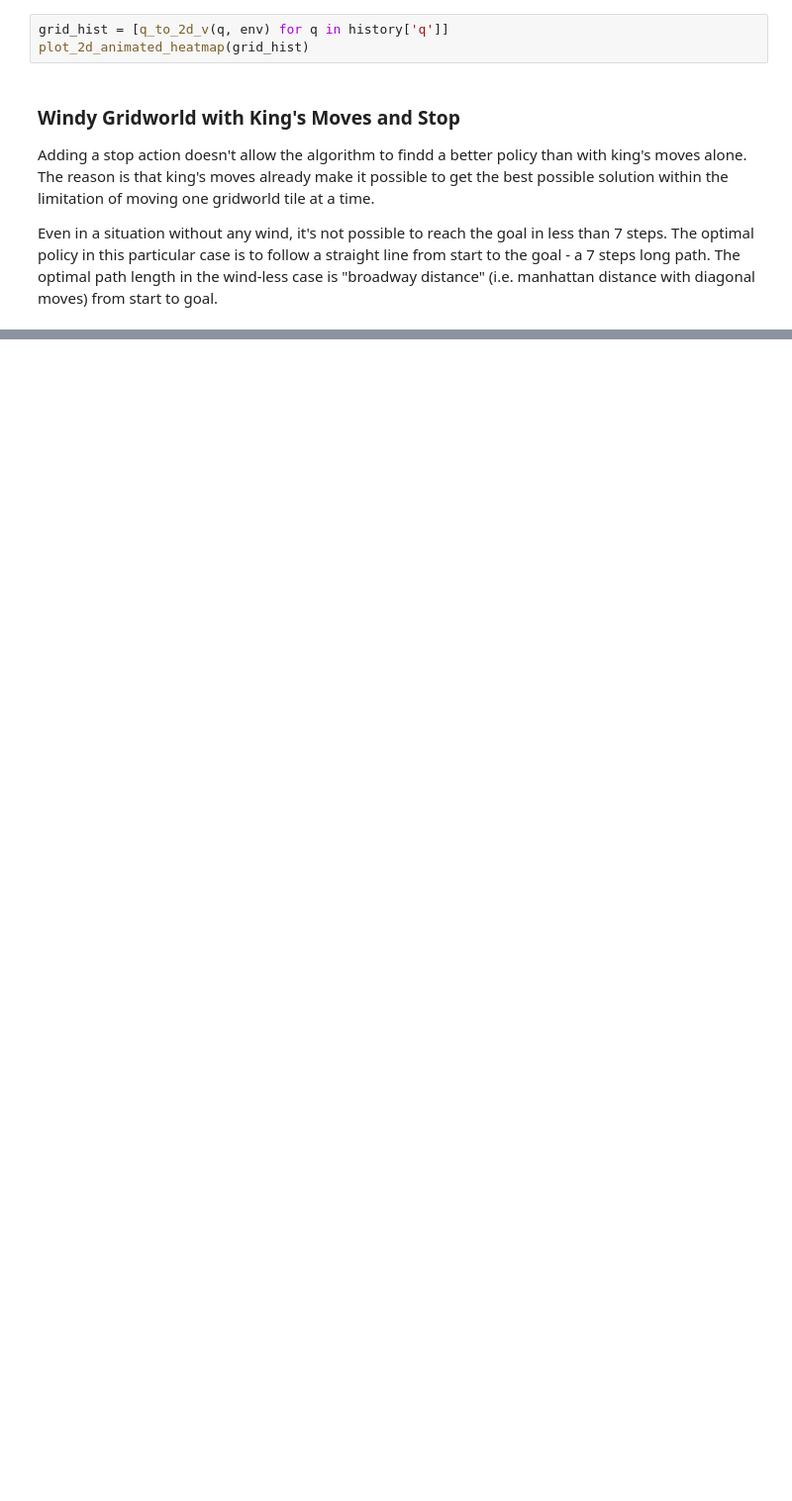
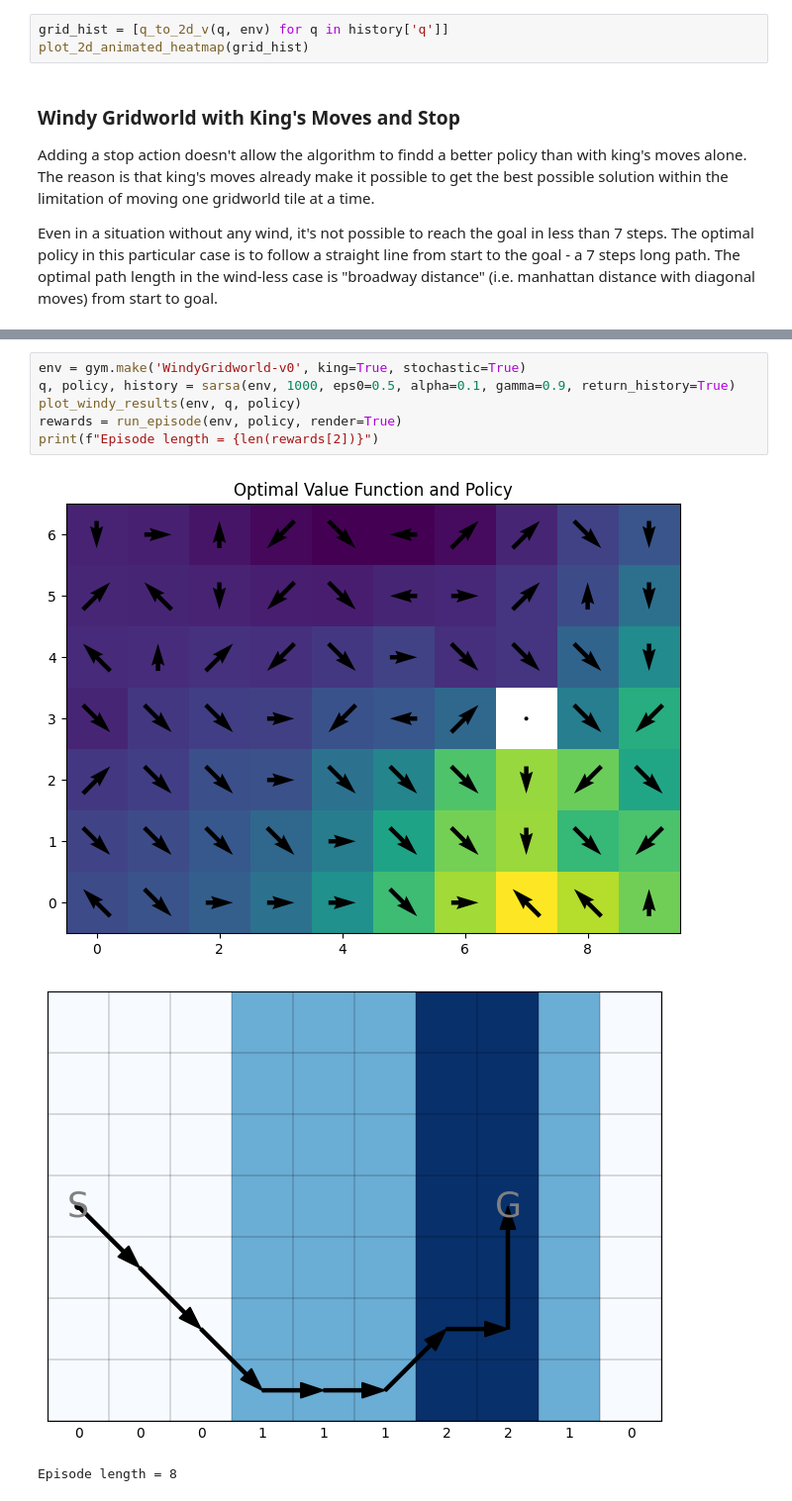
Before and after one commit to samlopezruiz/reinforcement-learning-an-intruduction, a Jupyter notebook: compiled/windy_grid_sarsa.ipynb, the cells around one changed output, grey strips where cells are left out. Shown at 99% size. Saved outputs shown, nothing was run; the diff lists cells and outputs as text; blank space fills up the shorter version.

Commit message:
windy updates

```diff
--- a/compiled/windy_grid_sarsa.ipynb
+++ b/compiled/windy_grid_sarsa.ipynb
@@ -83,0 +81,10 @@ Episode length = 13
+# %%
+env = gym.make('WindyGridworld-v0', king=True, stochastic=True)
+q, policy, history = sarsa(env, 1000, eps0=0.5, alpha=0.1, gamma=0.9, return_history=True)
+plot_windy_results(env, q, policy)
+rewards = run_episode(env, policy, render=True)
+print(f"Episode length = {len(rewards[2])}")
+# %% [output]
+[figure, added]
+[figure, added]
+Episode length = 8
```
Also changed, not shown: parts of 6 cells of this notebook, 2 other files.
